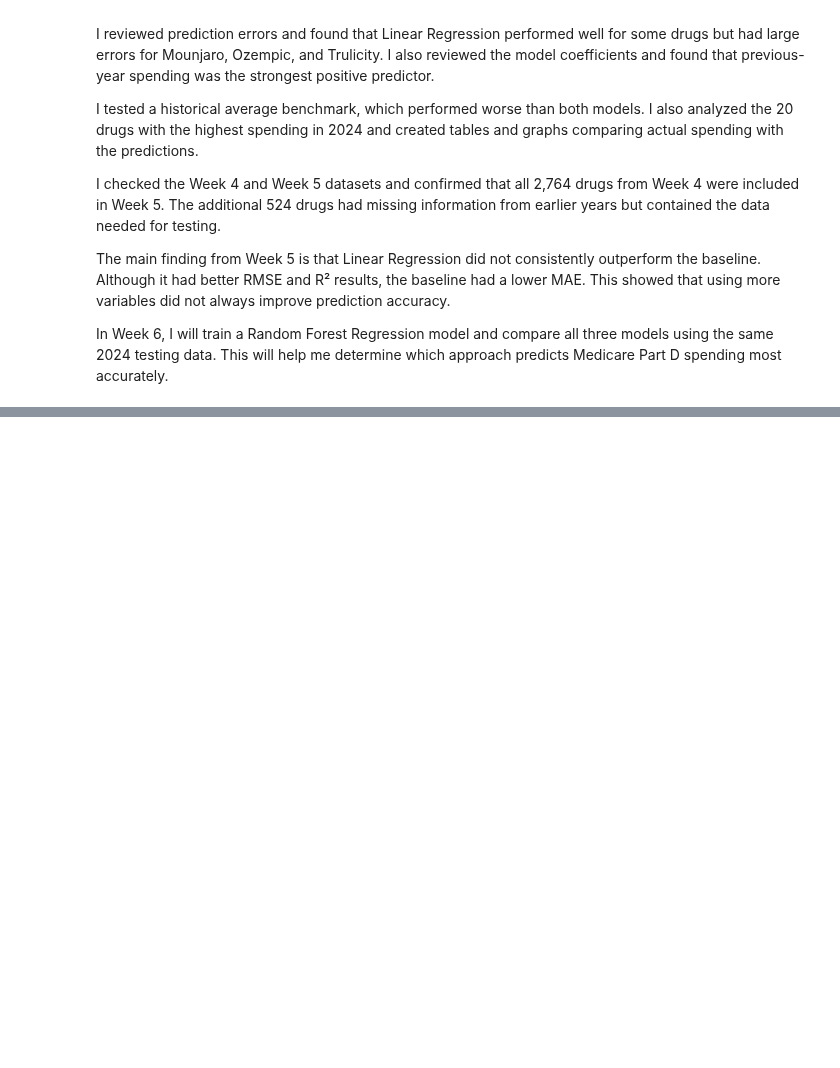
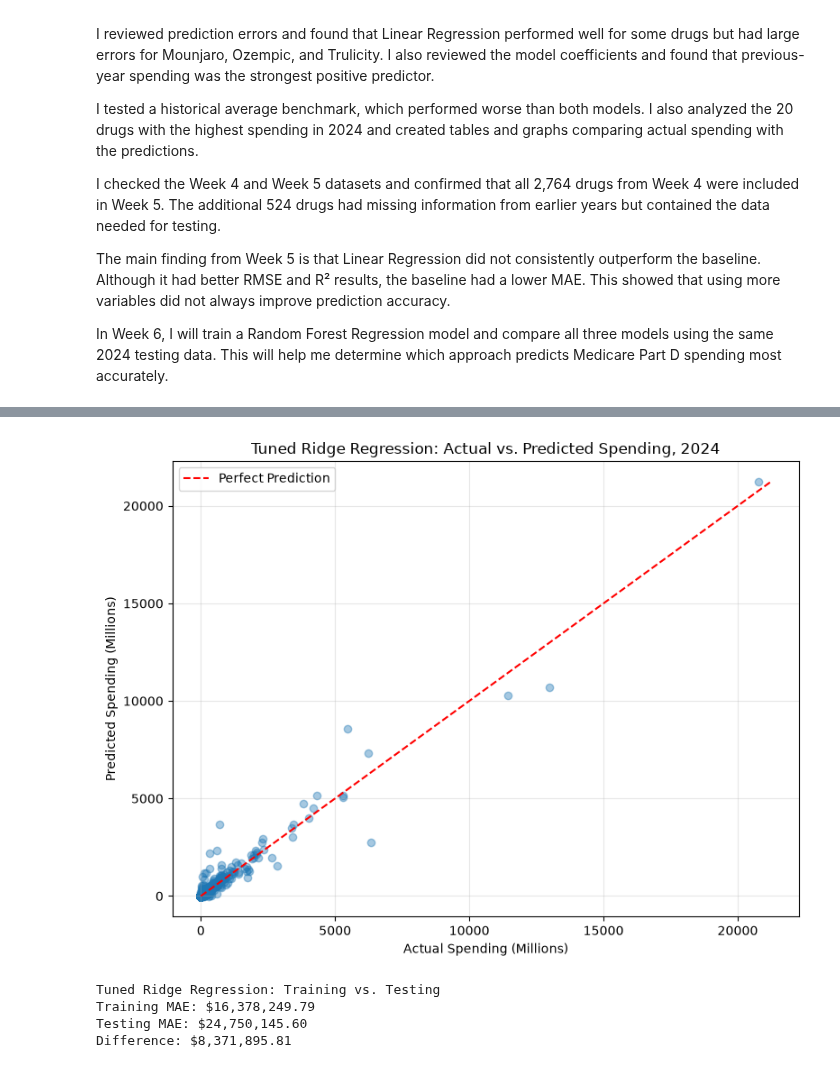
Before and after one commit to adrianakopf/DataScienceIU_INFO-I-492, a Jupyter notebook: MedicarePartD.ipynb, the cells around one changed output, grey strips where cells are left out. Cells and saved outputs as stored; diff of their text form; code cells hidden in the pictures; blank space fills up the shorter version.

```diff
--- a/MedicarePartD.ipynb
+++ b/MedicarePartD.ipynb
@@ -3583,0 +4264,78 @@ In Week 6, I will train a Random Forest Regression model and compare all three m
+# %%
+
+# Plot actual versus predicted spending
+
+plt.figure(figsize=(8, 6))
+
+plt.scatter(
+    ridge_prediction_errors["Actual_2024"] / 1_000_000,
+    ridge_prediction_errors["Predicted_2024"] / 1_000_000,
+    alpha=0.4
+)
+
+# Find plot limits
+min_value = min(
+    ridge_prediction_errors["Actual_2024"].min(),
+    ridge_prediction_errors["Predicted_2024"].min()
+) / 1_000_000
+
+max_value = max(
+    ridge_prediction_errors["Actual_2024"].max(),
+    ridge_prediction_errors["Predicted_2024"].max()
+) / 1_000_000
+
+# Add perfect prediction reference line
+plt.plot(
+    [min_value, max_value],
+    [min_value, max_value],
+    linestyle="--",
+    color="red",
+    label="Perfect Prediction"
+)
+
+plt.title(
+    "Tuned Ridge Regression: Actual vs. Predicted Spending, 2024"
+)
+
+plt.xlabel("Actual Spending (Millions)")
+plt.ylabel("Predicted Spending (Millions)")
+plt.legend()
+plt.grid(True, alpha=0.3)
+
+plt.tight_layout()
+plt.show()
+# %% [output]
+[figure, added]
+# %%
+
+# Compare training and testing errors
+
+# Predict spending using training data
+ridge_train_predictions = ridge_tuned_model.predict(X_train)
+
+# Calculate training error
+ridge_train_mae = mean_absolute_error(
+    y_train,
+    ridge_train_predictions
+)
+
+# Calculate testing error
+ridge_test_mae = mean_absolute_error(
+    y_test,
+    ridge_tuned_predictions
+)
+
+# Display results
+print("Tuned Ridge Regression: Training vs. Testing")
+
+print(f"Training MAE: ${ridge_train_mae:,.2f}")
+print(f"Testing MAE: ${ridge_test_mae:,.2f}")
+
+print(
+    f"Difference: ${ridge_test_mae - ridge_train_mae:,.2f}"
+)
+# %% [output]
+Tuned Ridge Regression: Training vs. Testing
+Training MAE: $16,378,249.79
+Testing MAE: $24,750,145.60
+Difference: $8,371,895.81
```
Also changed, not shown: parts of 54 cells of this notebook.
